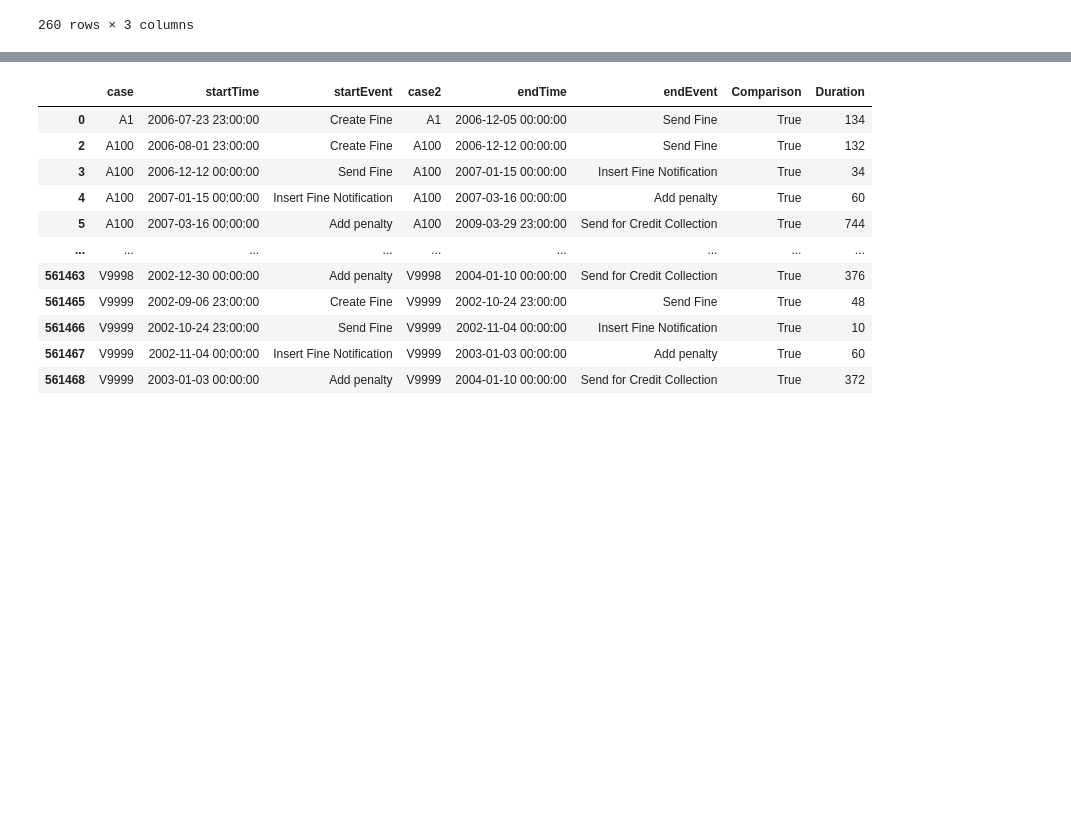
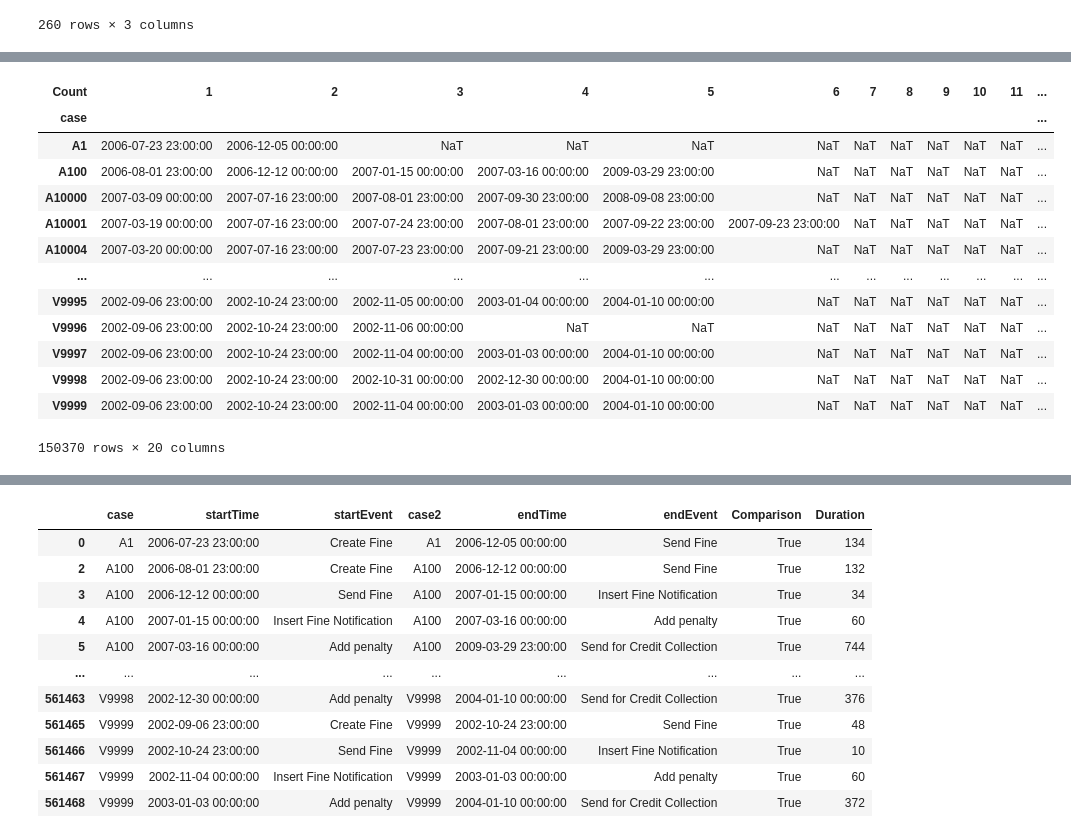
Before and after one commit to nkwachiabel/Process-Mining-Road-Traffic-Fine-Management, a Jupyter notebook: Road Traffic Fine Management.ipynb, the cells around one changed output, grey strips where cells are left out. Saved outputs shown, nothing was run; the diff lists cells and outputs as text; code cells hidden in the pictures; blank space fills up the shorter version.

```diff
--- a/Road Traffic Fine Management.ipynb
+++ b/Road Traffic Fine Management.ipynb
@@ -68,0 +71,8 @@ Index(['case', 'event', 'startTime', 'completeTime', 'amount',
+# %%
+xxx1 = df.copy()
+xxx1 = xxx1[xxx1['event'] == 'Create Fine']
+xxx1 = xxx1[['case','event','startTime']]
+xxx1['Revised_Law'] = xxx1.apply(lambda x: 'Before' if (x['startTime'] < pd.Timestamp(2010,8,13)) else 'After',axis=1)
+# xxx1['Revised_Law'] = xxx1.apply(lambda x: 'Before' if (x['startTime'] < pd.Timestamp(2012,7,1)) else 'After',axis=1)
+xxx1 = xxx1[['case','Revised_Law']]
+xxx1
@@ -68,0 +125,3 @@ Index(['case', 'event', 'startTime', 'completeTime', 'amount',
+# %%
+df_2 = df.merge(xxx1, on="case", how='left').reset_index(drop=True)
+df_2
@@ -68,0 +142,2 @@ Index(['case', 'event', 'startTime', 'completeTime', 'amount',
+# %%
+df_2['Count'] = df_2.groupby('case').cumcount()+1
@@ -125,0 +268,19 @@ variants_num33['No of occurance'].sum()
+# %%
+timing_detils = df_2.copy()
+timing_detils = timing_detils.pivot(index='case',columns='Count', values='startTime')
+timing_detils
+# %% [output]
+| Count | 1 | 2 | 3 | 4 | 5 | 6 | 7 | 8 | 9 | 10 | 11 | ... |
+| case |  |  |  |  |  |  |  |  |  |  |  | ... |
+| A1 | 2006-07-23 23:00:00 | 2006-12-05 00:00:00 | NaT | NaT | NaT | NaT | NaT | NaT | NaT | NaT | NaT | ... |
+| A100 | 2006-08-01 23:00:00 | 2006-12-12 00:00:00 | 2007-01-15 00:00:00 | 2007-03-16 00:00:00 | 2009-03-29 23:00:00 | NaT | NaT | NaT | NaT | NaT | NaT | ... |
+| A10000 | 2007-03-09 00:00:00 | 2007-07-16 23:00:00 | 2007-08-01 23:00:00 | 2007-09-30 23:00:00 | 2008-09-08 23:00:00 | NaT | NaT | NaT | NaT | NaT | NaT | ... |
+| A10001 | 2007-03-19 00:00:00 | 2007-07-16 23:00:00 | 2007-07-24 23:00:00 | 2007-08-01 23:00:00 | 2007-09-22 23:00:00 | 2007-09-23 23:00:00 | NaT | NaT | NaT | NaT | NaT | ... |
+| A10004 | 2007-03-20 00:00:00 | 2007-07-16 23:00:00 | 2007-07-23 23:00:00 | 2007-09-21 23:00:00 | 2009-03-29 23:00:00 | NaT | NaT | NaT | NaT | NaT | NaT | ... |
+| ... | ... | ... | ... | ... | ... | ... | ... | ... | ... | ... | ... | ... |
+| V9995 | 2002-09-06 23:00:00 | 2002-10-24 23:00:00 | 2002-11-05 00:00:00 | 2003-01-04 00:00:00 | 2004-01-10 00:00:00 | NaT | NaT | NaT | NaT | NaT | NaT | ... |
+| V9996 | 2002-09-06 23:00:00 | 2002-10-24 23:00:00 | 2002-11-06 00:00:00 | NaT | NaT | NaT | NaT | NaT | NaT | NaT | NaT | ... |
+| V9997 | 2002-09-06 23:00:00 | 2002-10-24 23:00:00 | 2002-11-04 00:00:00 | 2003-01-03 00:00:00 | 2004-01-10 00:00:00 | NaT | NaT | NaT | NaT | NaT | NaT | ... |
+| V9998 | 2002-09-06 23:00:00 | 2002-10-24 23:00:00 | 2002-10-31 00:00:00 | 2002-12-30 00:00:00 | 2004-01-10 00:00:00 | NaT | NaT | NaT | NaT | NaT | NaT | ... |
+| V9999 | 2002-09-06 23:00:00 | 2002-10-24 23:00:00 | 2002-11-04 00:00:00 | 2003-01-03 00:00:00 | 2004-01-10 00:00:00 | NaT | NaT | NaT | NaT | NaT | NaT | ... |
+150370 rows × 20 columns
```
Also changed, not shown: parts of 37 cells of this notebook.
